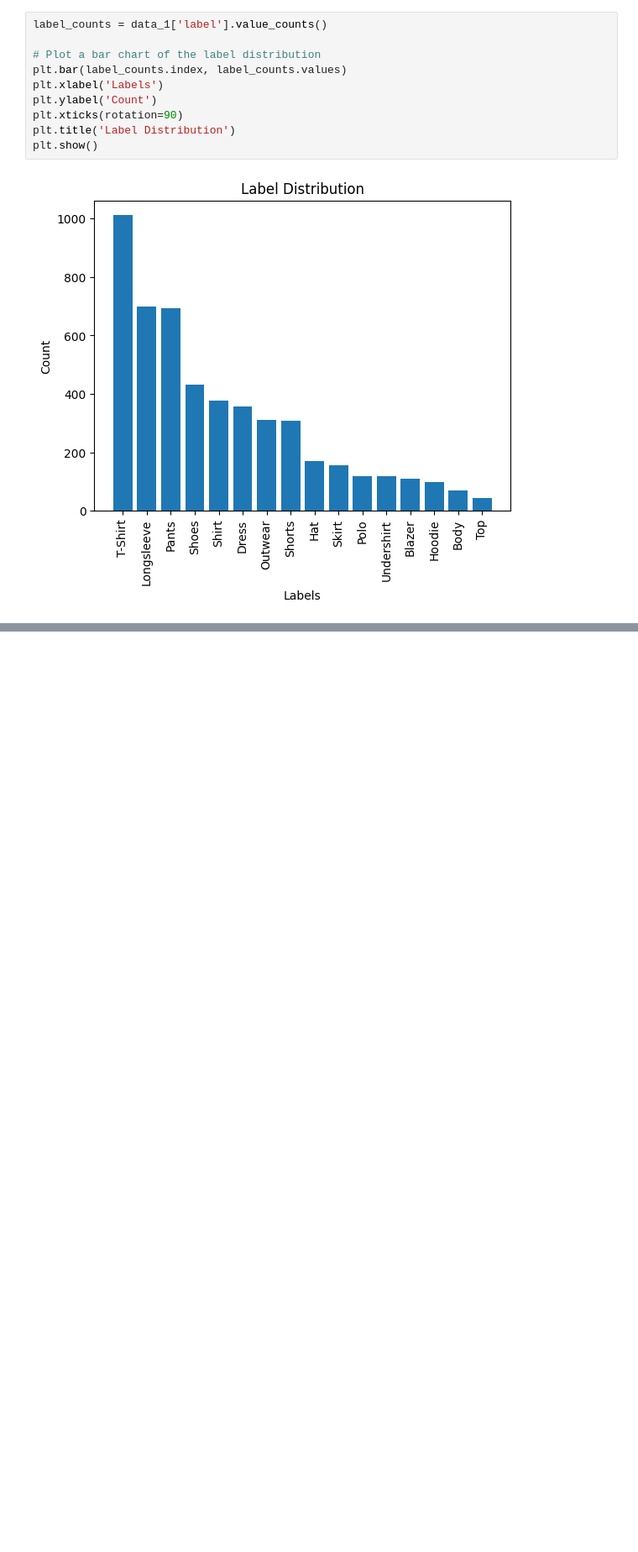
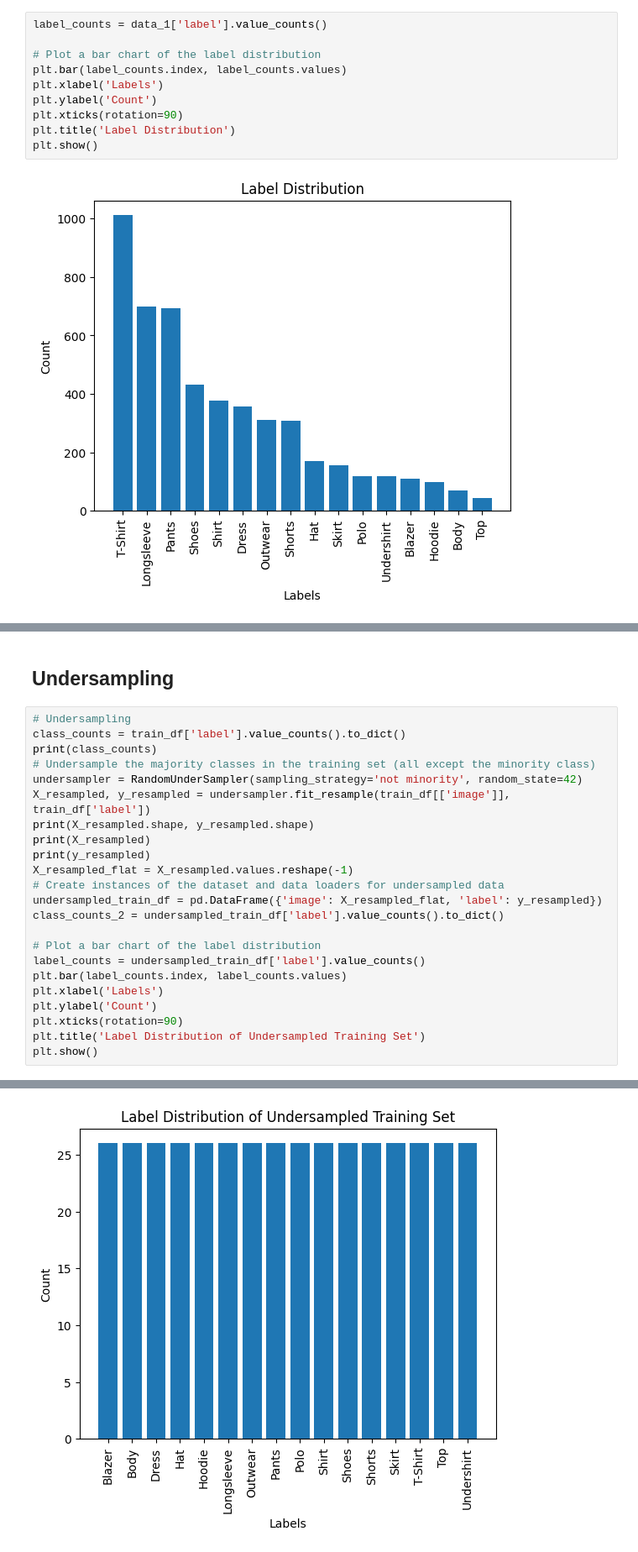
Before and after one commit to fabrice-sivakumar/Cloud_Computing_HD_FInalProject, a Jupyter notebook: data_analysis.ipynb, the cells around one changed output, grey strips where cells are left out. Shown at 84% size. Saved outputs shown, nothing was run; the diff lists cells and outputs as text; blank space fills up the shorter version.

```diff
--- a/data_analysis.ipynb
+++ b/data_analysis.ipynb
@@ -158,0 +216,26 @@ plt.show()
+# %% [markdown]
+## Undersampling
+# %%
+# Undersampling
+class_counts = train_df['label'].value_counts().to_dict()
+print(class_counts)
+# Undersample the majority classes in the training set (all except the minority class)
+undersampler = RandomUnderSampler(sampling_strategy='not minority', random_state=42)
+X_resampled, y_resampled = undersampler.fit_resample(train_df[['image']], train_df['label'])
+print(X_resampled.shape, y_resampled.shape)
+print(X_resampled)
+print(y_resampled)
+X_resampled_flat = X_resampled.values.reshape(-1)
+# Create instances of the dataset and data loaders for undersampled data
+undersampled_train_df = pd.DataFrame({'image': X_resampled_flat, 'label': y_resampled})
+class_counts_2 = undersampled_train_df['label'].value_counts().to_dict()
+
+# Plot a bar chart of the label distribution
+label_counts = undersampled_train_df['label'].value_counts()
+plt.bar(label_counts.index, label_counts.values)
+plt.xlabel('Labels')
+plt.ylabel('Count')
+plt.xticks(rotation=90)
+plt.title('Label Distribution of Undersampled Training Set')
+plt.show()
+# %% [output]
@@ -158,0 +259 @@ plt.show()
+[figure, added]
```
Also changed, not shown: parts of 6 cells of this notebook, 41 other files.
